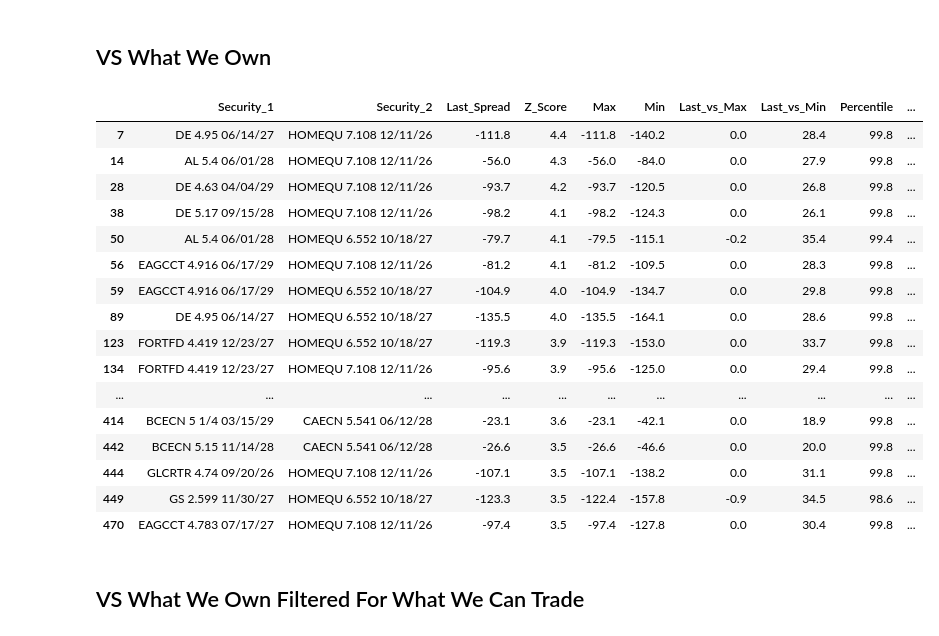
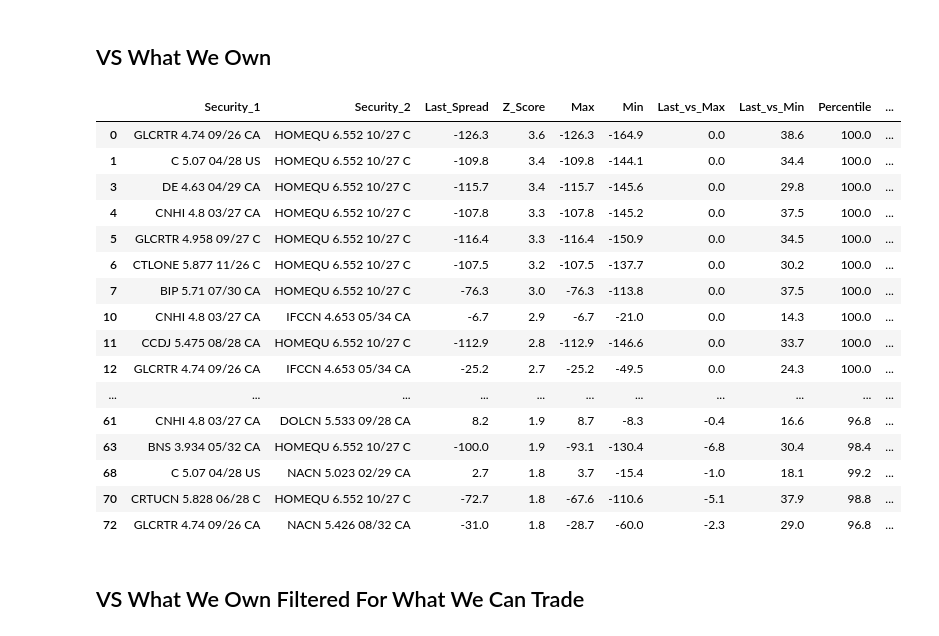
Before and after one commit to ewswlw/work_supa, a Jupyter notebook: analytics/t.ipynb, the cells around one changed output. Cells and saved outputs as stored; diff of their text form; code cells hidden in the pictures.

```diff
--- a/analytics/t.ipynb
+++ b/analytics/t.ipynb
@@ -304,7 +283,7 @@ display(
 g_z_own = g_z_all[
     (g_z_all['Currency_1'] == 'CAD') &
     (g_z_all['Currency_2'] == 'CAD') &
-    (g_z_all['Own?'] == 1)
+    (g_z_all['Own_2'] == 1)
 ].copy()
 
 # Select the same columns as before
@@ -318,49 +297,49 @@ g_z_own_select = g_z_own[[
     'Last_vs_Max',
     'Last_vs_Min',
     'Percentile',
     'Custom_Sector_1',
     'Custom_Sector_2',
     'Yrs_Mat_Bucket_1',
     'Yrs_Mat_Bucket_2',
     'Size @ Best Offer_runs1',
     'Size @ Best Bid_runs2',
     'Bid/Offer_runs1',
     'Bid/Offer_runs2'
 ]].copy()
 
 # Sort by Z_Score descending
 g_z_own_select = g_z_own_select.sort_values(by='Z_Score', ascending=False)
 
 # Identify float columns except the two size columns
 size_cols = ['Size @ Best Offer_runs1', 'Size @ Best Bid_runs2']
 float_cols = [col for col in g_z_own_select.columns if g_z_own_select[col].dtype == 'float' and col not in size_cols]
 
 # Build the format dictionary
 format_dict = {col: '{:.1f}' for col in float_cols}
 format_dict.update({col: '{:,.0f}' for col in size_cols})
 
 # Display with custom formatting
 display(
     g_z_own_select.head(30).style.format(format_dict)
 )
 # %% [output]
 |  | Security_1 | Security_2 | Last_Spread | Z_Score | Max | Min | Last_vs_Max | Last_vs_Min | Percentile | ... |
-| 7 | DE 4.95 06/14/27 | HOMEQU 7.108 12/11/26 | -111.8 | 4.4 | -111.8 | -140.2 | 0.0 | 28.4 | 99.8 | ... |
-| 14 | AL 5.4 06/01/28 | HOMEQU 7.108 12/11/26 | -56.0 | 4.3 | -56.0 | -84.0 | 0.0 | 27.9 | 99.8 | ... |
-| 28 | DE 4.63 04/04/29 | HOMEQU 7.108 12/11/26 | -93.7 | 4.2 | -93.7 | -120.5 | 0.0 | 26.8 | 99.8 | ... |
-| 38 | DE 5.17 09/15/28 | HOMEQU 7.108 12/11/26 | -98.2 | 4.1 | -98.2 | -124.3 | 0.0 | 26.1 | 99.8 | ... |
-| 50 | AL 5.4 06/01/28 | HOMEQU 6.552 10/18/27 | -79.7 | 4.1 | -79.5 | -115.1 | -0.2 | 35.4 | 99.4 | ... |
-| 56 | EAGCCT 4.916 06/17/29 | HOMEQU 7.108 12/11/26 | -81.2 | 4.1 | -81.2 | -109.5 | 0.0 | 28.3 | 99.8 | ... |
-| 59 | EAGCCT 4.916 06/17/29 | HOMEQU 6.552 10/18/27 | -104.9 | 4.0 | -104.9 | -134.7 | 0.0 | 29.8 | 99.8 | ... |
-| 89 | DE 4.95 06/14/27 | HOMEQU 6.552 10/18/27 | -135.5 | 4.0 | -135.5 | -164.1 | 0.0 | 28.6 | 99.8 | ... |
-| 123 | FORTFD 4.419 12/23/27 | HOMEQU 6.552 10/18/27 | -119.3 | 3.9 | -119.3 | -153.0 | 0.0 | 33.7 | 99.8 | ... |
-| 134 | FORTFD 4.419 12/23/27 | HOMEQU 7.108 12/11/26 | -95.6 | 3.9 | -95.6 | -125.0 | 0.0 | 29.4 | 99.8 | ... |
+| 0 | GLCRTR 4.74 09/26 CA | HOMEQU 6.552 10/27 C | -126.3 | 3.6 | -126.3 | -164.9 | 0.0 | 38.6 | 100.0 | ... |
+| 1 | C 5.07 04/28 US | HOMEQU 6.552 10/27 C | -109.8 | 3.4 | -109.8 | -144.1 | 0.0 | 34.4 | 100.0 | ... |
+| 3 | DE 4.63 04/29 CA | HOMEQU 6.552 10/27 C | -115.7 | 3.4 | -115.7 | -145.6 | 0.0 | 29.8 | 100.0 | ... |
+| 4 | CNHI 4.8 03/27 CA | HOMEQU 6.552 10/27 C | -107.8 | 3.3 | -107.8 | -145.2 | 0.0 | 37.5 | 100.0 | ... |
+| 5 | GLCRTR 4.958 09/27 C | HOMEQU 6.552 10/27 C | -116.4 | 3.3 | -116.4 | -150.9 | 0.0 | 34.5 | 100.0 | ... |
+| 6 | CTLONE 5.877 11/26 C | HOMEQU 6.552 10/27 C | -107.5 | 3.2 | -107.5 | -137.7 | 0.0 | 30.2 | 100.0 | ... |
+| 7 | BIP 5.71 07/30 CA | HOMEQU 6.552 10/27 C | -76.3 | 3.0 | -76.3 | -113.8 | 0.0 | 37.5 | 100.0 | ... |
+| 10 | CNHI 4.8 03/27 CA | IFCCN 4.653 05/34 CA | -6.7 | 2.9 | -6.7 | -21.0 | 0.0 | 14.3 | 100.0 | ... |
+| 11 | CCDJ 5.475 08/28 CA | HOMEQU 6.552 10/27 C | -112.9 | 2.8 | -112.9 | -146.6 | 0.0 | 33.7 | 100.0 | ... |
+| 12 | GLCRTR 4.74 09/26 CA | IFCCN 4.653 05/34 CA | -25.2 | 2.7 | -25.2 | -49.5 | 0.0 | 24.3 | 100.0 | ... |
 | ... | ... | ... | ... | ... | ... | ... | ... | ... | ... | ... |
-| 414 | BCECN 5 1/4 03/15/29 | CAECN 5.541 06/12/28 | -23.1 | 3.6 | -23.1 | -42.1 | 0.0 | 18.9 | 99.8 | ... |
-| 442 | BCECN 5.15 11/14/28 | CAECN 5.541 06/12/28 | -26.6 | 3.5 | -26.6 | -46.6 | 0.0 | 20.0 | 99.8 | ... |
-| 444 | GLCRTR 4.74 09/20/26 | HOMEQU 7.108 12/11/26 | -107.1 | 3.5 | -107.1 | -138.2 | 0.0 | 31.1 | 99.8 | ... |
-| 449 | GS 2.599 11/30/27 | HOMEQU 6.552 10/18/27 | -123.3 | 3.5 | -122.4 | -157.8 | -0.9 | 34.5 | 98.6 | ... |
-| 470 | EAGCCT 4.783 07/17/27 | HOMEQU 7.108 12/11/26 | -97.4 | 3.5 | -97.4 | -127.8 | 0.0 | 30.4 | 99.8 | ... |
+| 61 | CNHI 4.8 03/27 CA | DOLCN 5.533 09/28 CA | 8.2 | 1.9 | 8.7 | -8.3 | -0.4 | 16.6 | 96.8 | ... |
+| 63 | BNS 3.934 05/32 CA | HOMEQU 6.552 10/27 C | -100.0 | 1.9 | -93.1 | -130.4 | -6.8 | 30.4 | 98.4 | ... |
+| 68 | C 5.07 04/28 US | NACN 5.023 02/29 CA | 2.7 | 1.8 | 3.7 | -15.4 | -1.0 | 18.1 | 99.2 | ... |
+| 70 | CRTUCN 5.828 06/28 C | HOMEQU 6.552 10/27 C | -72.7 | 1.8 | -67.6 | -110.6 | -5.1 | 37.9 | 98.8 | ... |
+| 72 | GLCRTR 4.74 09/26 CA | NACN 5.426 08/32 CA | -31.0 | 1.8 | -28.7 | -60.0 | -2.3 | 29.0 | 96.8 | ... |
 # %% [markdown]
 ## VS What We Own Filtered For What We Can Trade
 # %%
```
Also changed, not shown: parts of 9 cells of this notebook, 17 other files.
